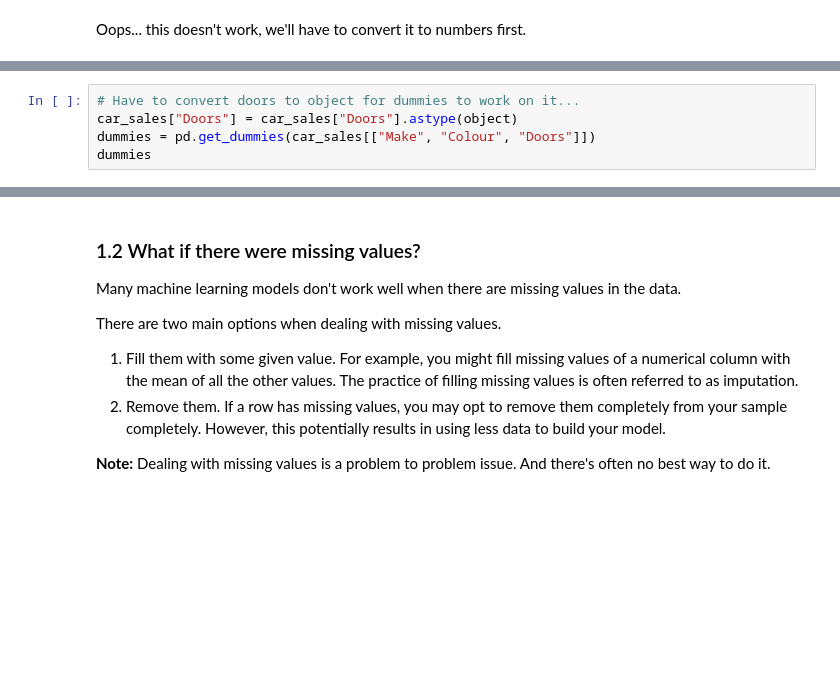
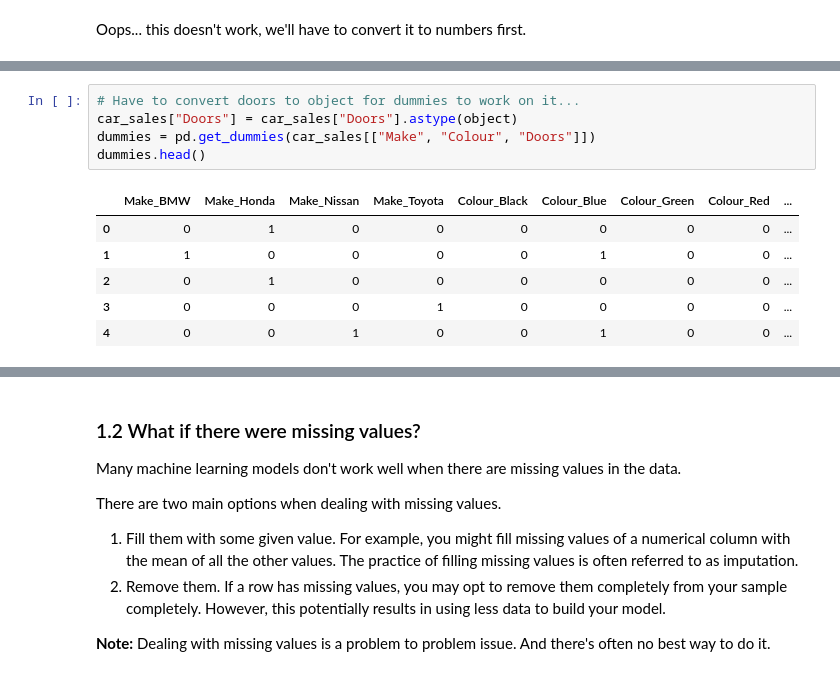
Before and after one commit to hadiuzzaman524/Machine-Learning, a Jupyter notebook: introduction-to-scikit-learn.ipynb, the cells around one changed output, grey strips where cells are left out. Cells and saved outputs as stored; diff of their text form; blank space fills up the shorter version.

```diff
--- a/introduction-to-scikit-learn.ipynb
+++ b/introduction-to-scikit-learn.ipynb
@@ -408,8 +474,15 @@ dummies
 # %%
 # Have to convert doors to object for dummies to work on it...
 car_sales["Doors"] = car_sales["Doors"].astype(object)
 dummies = pd.get_dummies(car_sales[["Make", "Colour", "Doors"]])
-dummies
+dummies.head()
+# %% [output]
+|  | Make_BMW | Make_Honda | Make_Nissan | Make_Toyota | Colour_Black | Colour_Blue | Colour_Green | Colour_Red | ... |
+| 0 | 0 | 1 | 0 | 0 | 0 | 0 | 0 | 0 | ... |
+| 1 | 1 | 0 | 0 | 0 | 0 | 1 | 0 | 0 | ... |
+| 2 | 0 | 1 | 0 | 0 | 0 | 0 | 0 | 0 | ... |
+| 3 | 0 | 0 | 0 | 1 | 0 | 0 | 0 | 0 | ... |
+| 4 | 0 | 0 | 1 | 0 | 0 | 1 | 0 | 0 | ... |
 # %%
 # The categorical categories are now either 1 or 0...
 X["Make"].value_counts()
```
Also changed, not shown: parts of 23 cells of this notebook, 5 other files.
